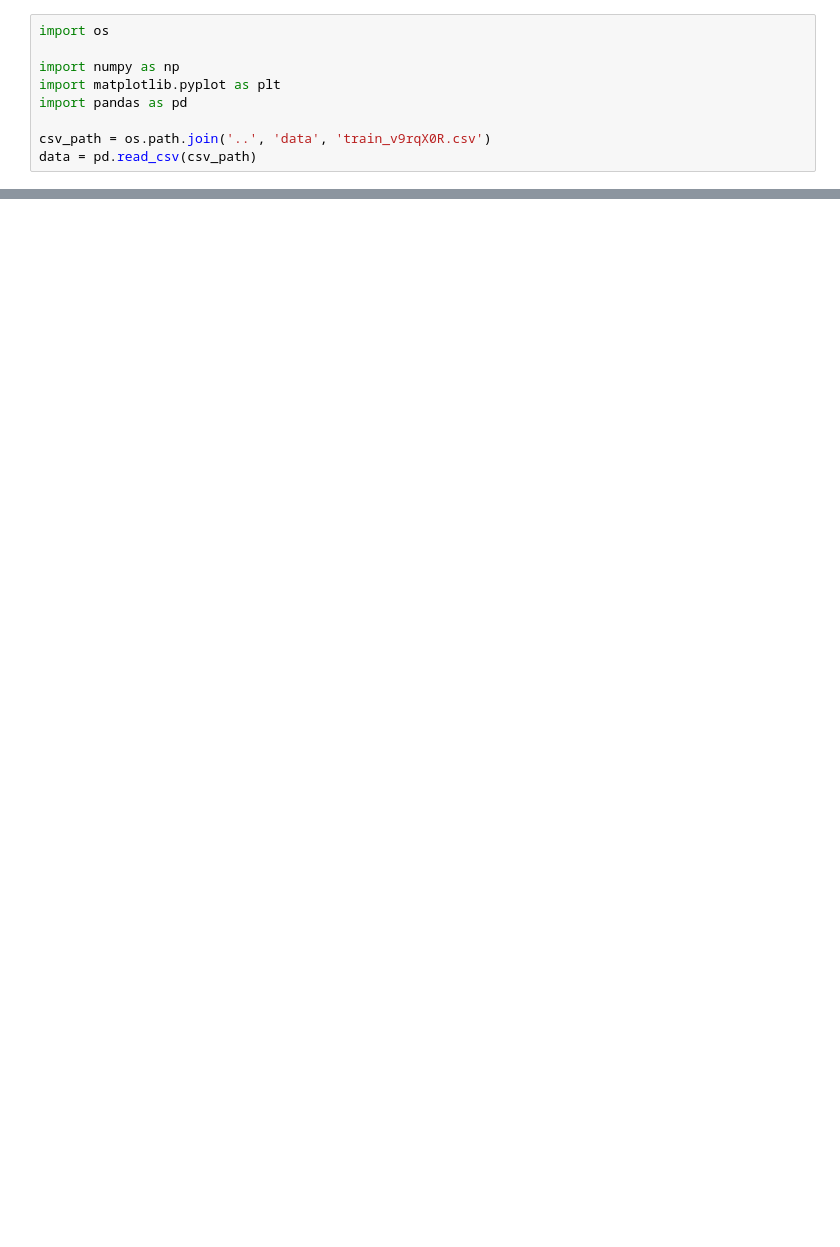
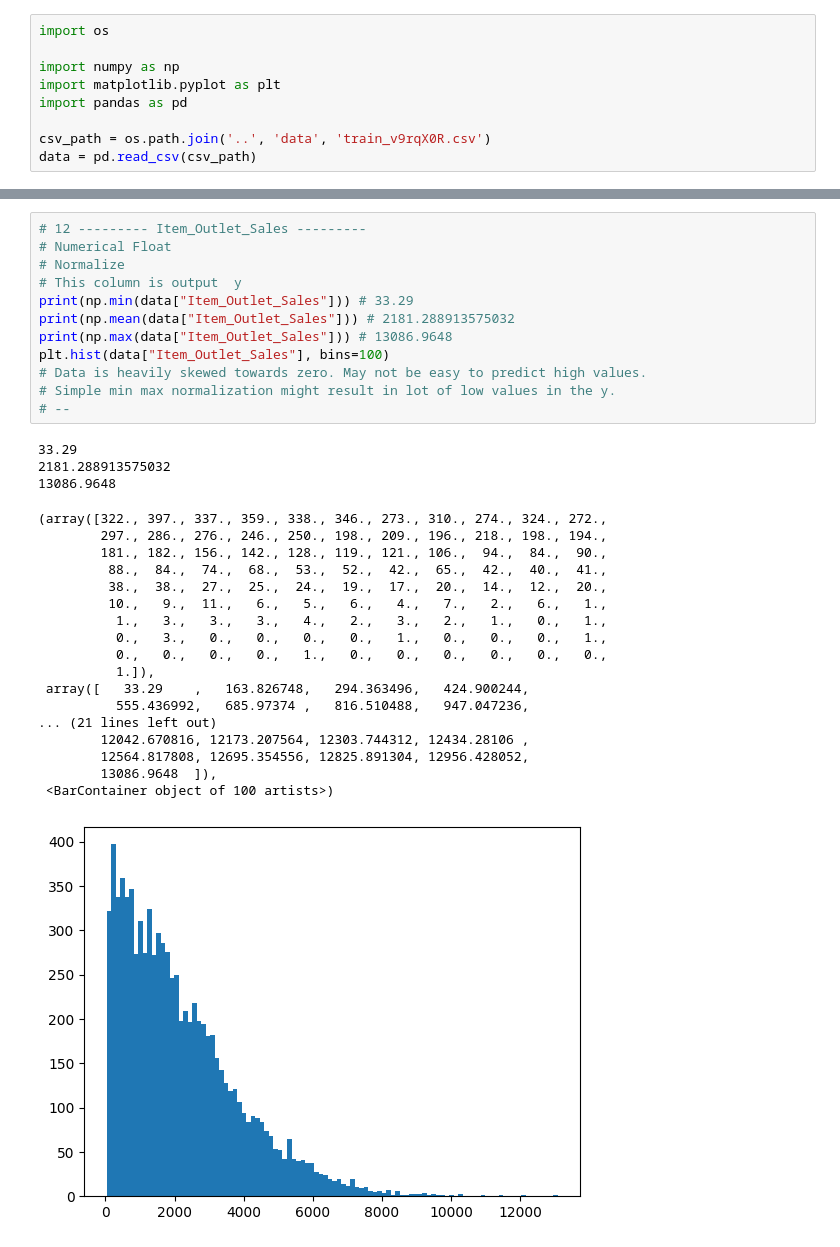
Before and after one commit to sudeshgm/big_mart_sales_iii, a Jupyter notebook: notebooks/data_analysis.ipynb, the cells around one changed output, grey strips where cells are left out. Drawn from its saved outputs; the diff is of its cells as text; blank space fills up the shorter version.

```diff
--- a/notebooks/data_analysis.ipynb
+++ b/notebooks/data_analysis.ipynb
@@ -92,0 +228,34 @@ Unique Outlet_Identifier: ['OUT049' 'OUT018' 'OUT010' 'OUT013' 'OUT027' 'OUT045'
+# %%
+# 12 --------- Item_Outlet_Sales ---------
+# Numerical Float
+# Normalize
+# This column is output  y
+print(np.min(data["Item_Outlet_Sales"])) # 33.29
+print(np.mean(data["Item_Outlet_Sales"])) # 2181.288913575032
+print(np.max(data["Item_Outlet_Sales"])) # 13086.9648
+plt.hist(data["Item_Outlet_Sales"], bins=100)
+# Data is heavily skewed towards zero. May not be easy to predict high values.
+# Simple min max normalization might result in lot of low values in the y.
+# --
+# %% [output]
+33.29
+2181.288913575032
+13086.9648
+(array([322., 397., 337., 359., 338., 346., 273., 310., 274., 324., 272.,
+        297., 286., 276., 246., 250., 198., 209., 196., 218., 198., 194.,
+        181., 182., 156., 142., 128., 119., 121., 106.,  94.,  84.,  90.,
+         88.,  84.,  74.,  68.,  53.,  52.,  42.,  65.,  42.,  40.,  41.,
+         38.,  38.,  27.,  25.,  24.,  19.,  17.,  20.,  14.,  12.,  20.,
+         10.,   9.,  11.,   6.,   5.,   6.,   4.,   7.,   2.,   6.,   1.,
+          1.,   3.,   3.,   3.,   4.,   2.,   3.,   2.,   1.,   0.,   1.,
+          0.,   3.,   0.,   0.,   0.,   0.,   1.,   0.,   0.,   0.,   1.,
+          0.,   0.,   0.,   0.,   1.,   0.,   0.,   0.,   0.,   0.,   0.,
+          1.]),
+ array([   33.29    ,   163.826748,   294.363496,   424.900244,
+          555.436992,   685.97374 ,   816.510488,   947.047236,
+... (21 lines left out)
+        12042.670816, 12173.207564, 12303.744312, 12434.28106 ,
+        12564.817808, 12695.354556, 12825.891304, 12956.428052,
+        13086.9648  ]),
+ <BarContainer object of 100 artists>)
+[figure, added]
```
Also changed, not shown: parts of 14 cells of this notebook, 6 other files.
